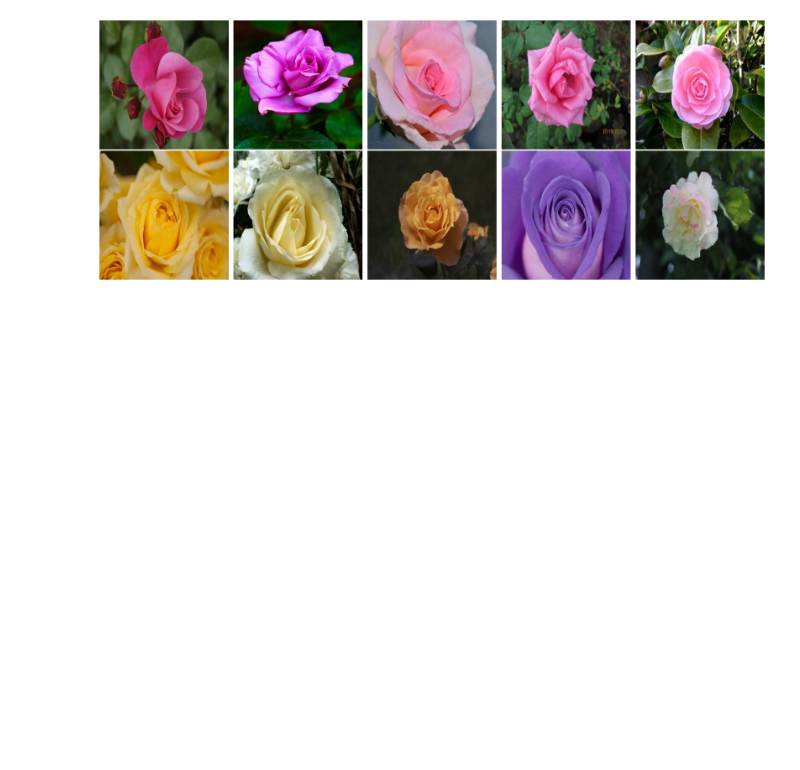
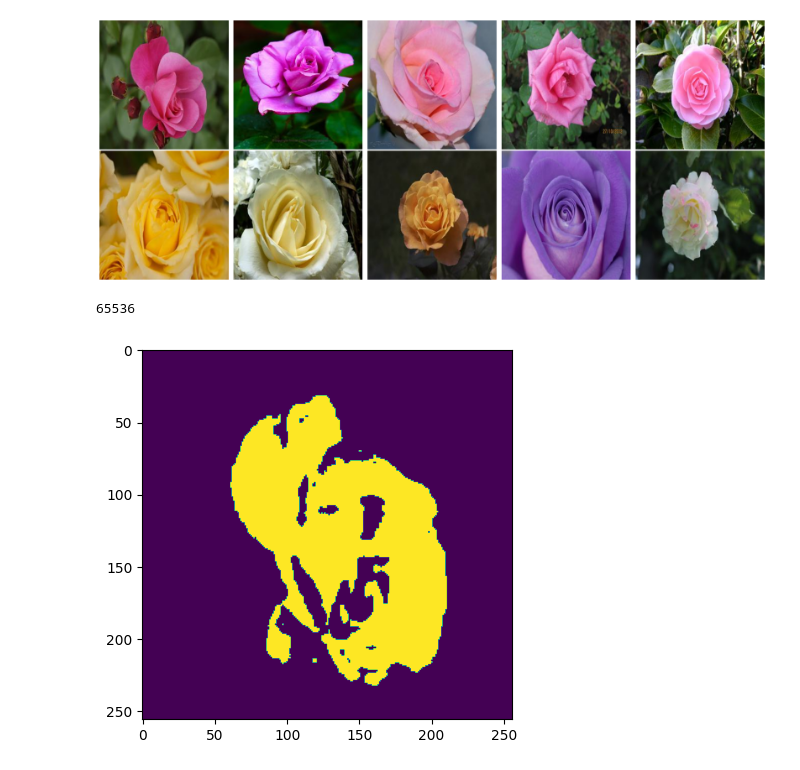
Before and after one commit to Rob1412/rose_project, a Jupyter notebook: color_identification.ipynb, the cells around one changed output. Saved outputs shown, nothing was run; the diff lists cells and outputs as text; code cells hidden in the pictures; blank space fills up the shorter version.

```diff
--- a/color_identification.ipynb
+++ b/color_identification.ipynb
@@ -67,3 +64,24 @@ def get_limits(color):
         upperLimit = np.array([hue + 10, 255, 255], dtype=np.uint8)
 
     return lowerLimit, upperLimit
+# %%
+#load pink rose image
+img = cv2.imread("raw_data/flowers/rose/9185768268_1e48d4d119_c.jpg")
+
+#define pink in BGR color space
+pink = [220, 140, 255]
+
+#convert image from BGR into HSV color space
+hsvImage = cv2.cvtColor(img, cv2.COLOR_BGR2HSV)
+
+#get limits of pink
+lowerHue, upperHue = get_limits(pink)
+
+#define mask
+mask = cv2.inRange(hsvImage, lowerHue, upperHue)
+
+plt.imshow(mask)
+mask
+# %% [output]
+65536
+[figure, added]
```
Also changed, not shown: parts of 2 cells of this notebook.
